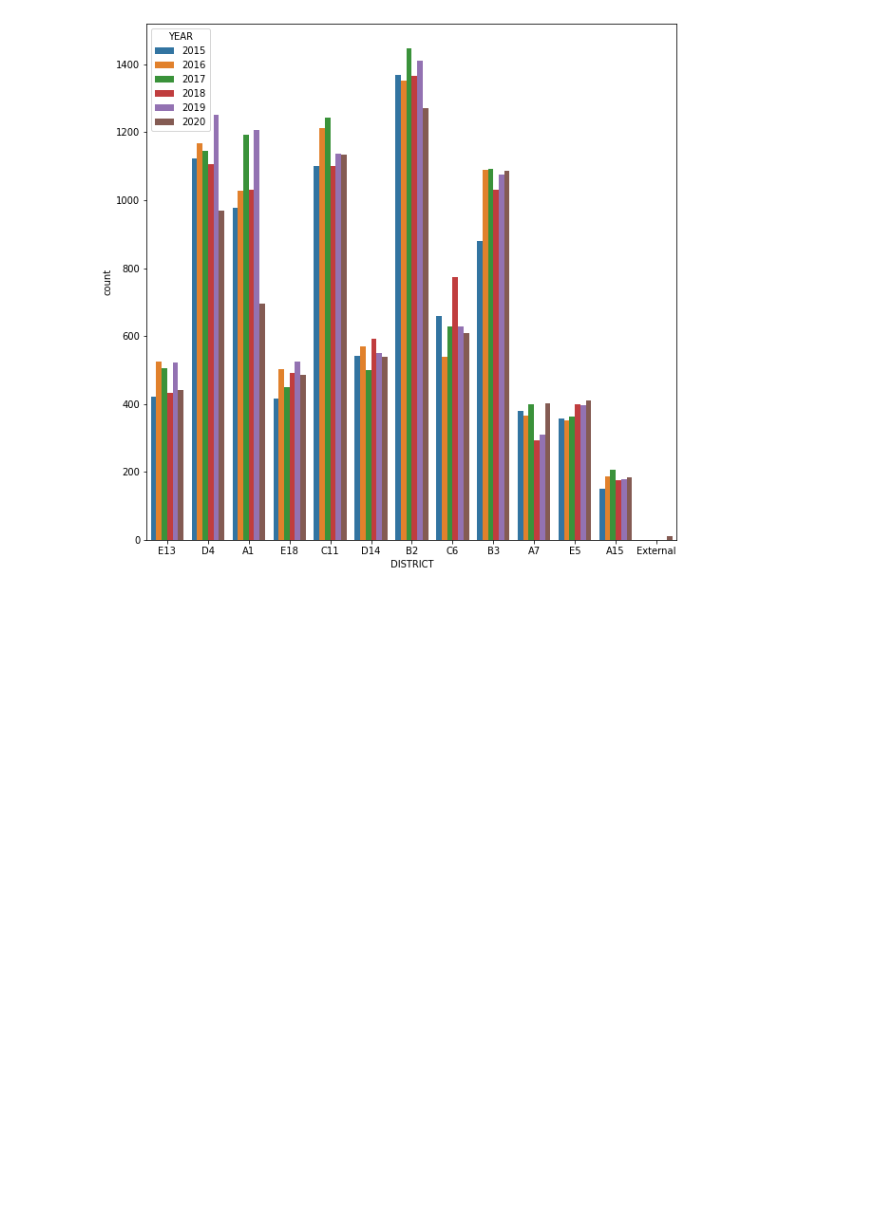
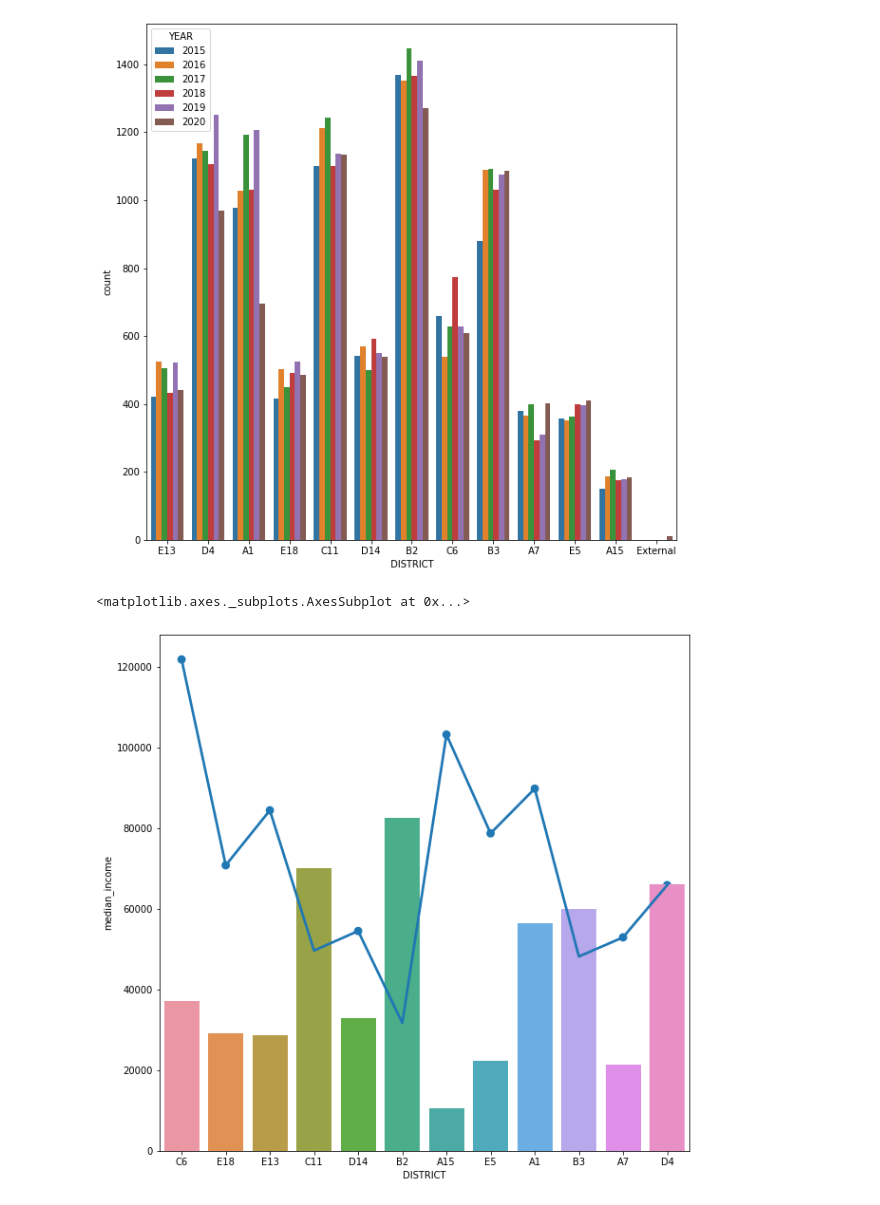
Before and after one commit to YolandaMDavis/cs109a-fall2020, a Jupyter notebook: EconomicDataExporation.ipynb, the cells around one changed output. Cells and saved outputs as stored; diff of their text form; code cells hidden in the pictures; blank space fills up the shorter version.

Commit message:
Add new EDA with median income and districts

```diff
--- a/EconomicDataExporation.ipynb
+++ b/EconomicDataExporation.ipynb
@@ -91,2 +91,2 @@ d = {'neighborhood': boston_areas, 'district': districts}
 # %%
-boston_locs = pd.DataFrame(data=d)
+boston_income = pd.DataFrame(data=d)
@@ -113,3 +113,5 @@ boston_locs
+# %%
+boston_income_districts = boston_income.groupby("district").mean()["median_income"]
 # %%
 boston_locs.to_csv('Boston-Neighborhoods-to-Districts.csv')
 # %%
@@ -121,3 +123,6 @@ crime.head()
 | 2 | S47513131 | 2647 | NaN | THREATS TO DO BODILY HARM | E18 | 530 | ... |
 | 3 | I92102201 | 3301 | NaN | VERBAL DISPUTE | E13 | 583 | ... |
 | 4 | I92097173 | 3115 | NaN | INVESTIGATE PERSON | C11 | 355 | ... |
+# %%
+boston_crime_types = crime[["DISTRICT","OFFENSE_CODE","OFFENSE_CODE_GROUP","OCCURRED_ON_DATE"]]
+boston_crime_types.head()
@@ -123,0 +136,3 @@ crime.head()
+# %%
+boston_crime_income = pd.merge(boston_crime_types,boston_income_districts, left_on="DISTRICT", right_on="district")
+boston_crime_income.head()
@@ -154,3 +174,10 @@ sns.countplot(x='DISTRICT', hue='YEAR', data=august)
 # %% [output]
 <matplotlib.axes._subplots.AxesSubplot at 0x...>
 [figure]
+# %%
+plt.figure(figsize=(10,10))
+sns.countplot('DISTRICT', data=boston_crime_income)
+sns.pointplot(x='DISTRICT', y="median_income", data=boston_crime_income)
+# %% [output]
+<matplotlib.axes._subplots.AxesSubplot at 0x...>
+[figure, added]
```
Also changed, not shown: parts of 12 cells of this notebook.
